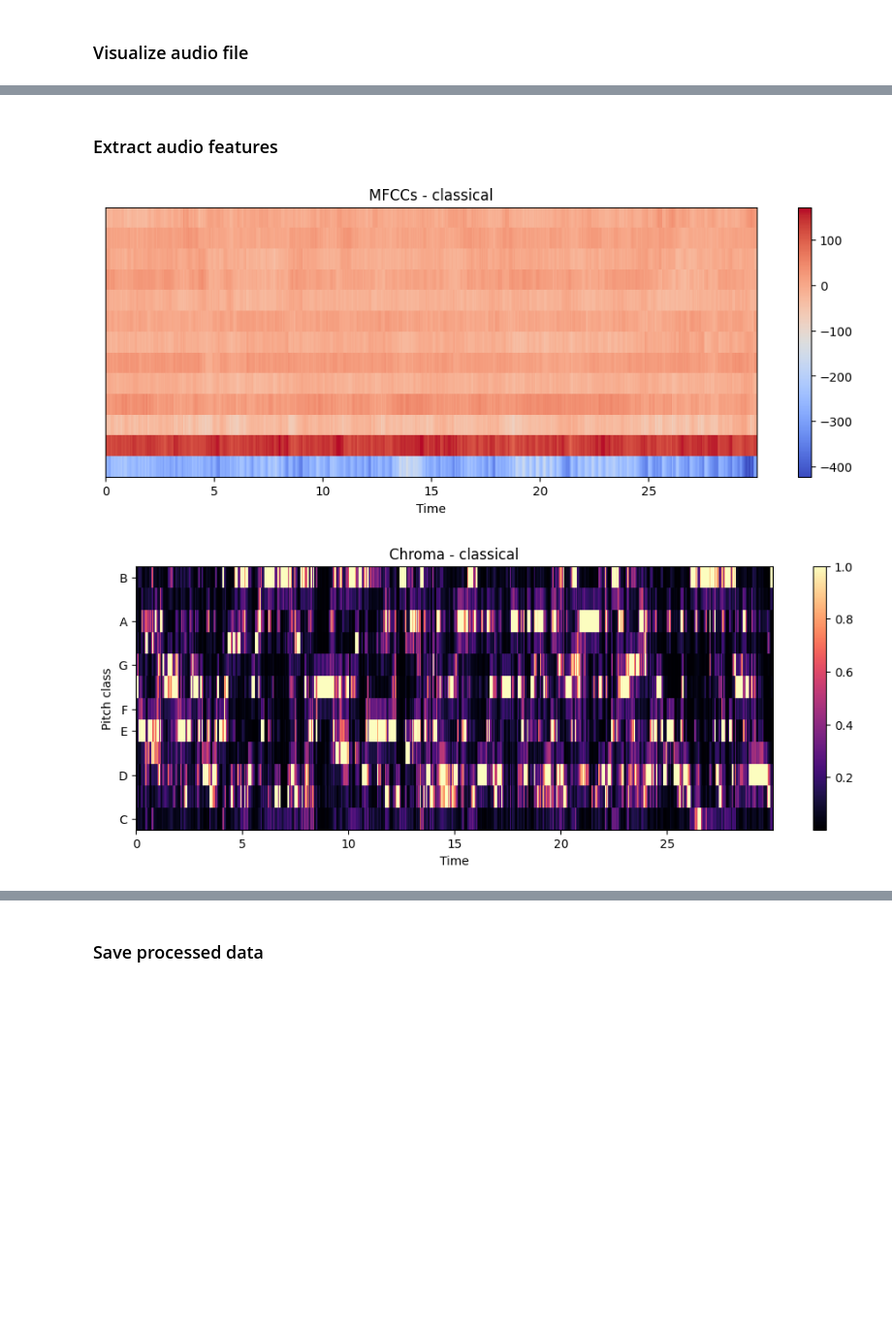
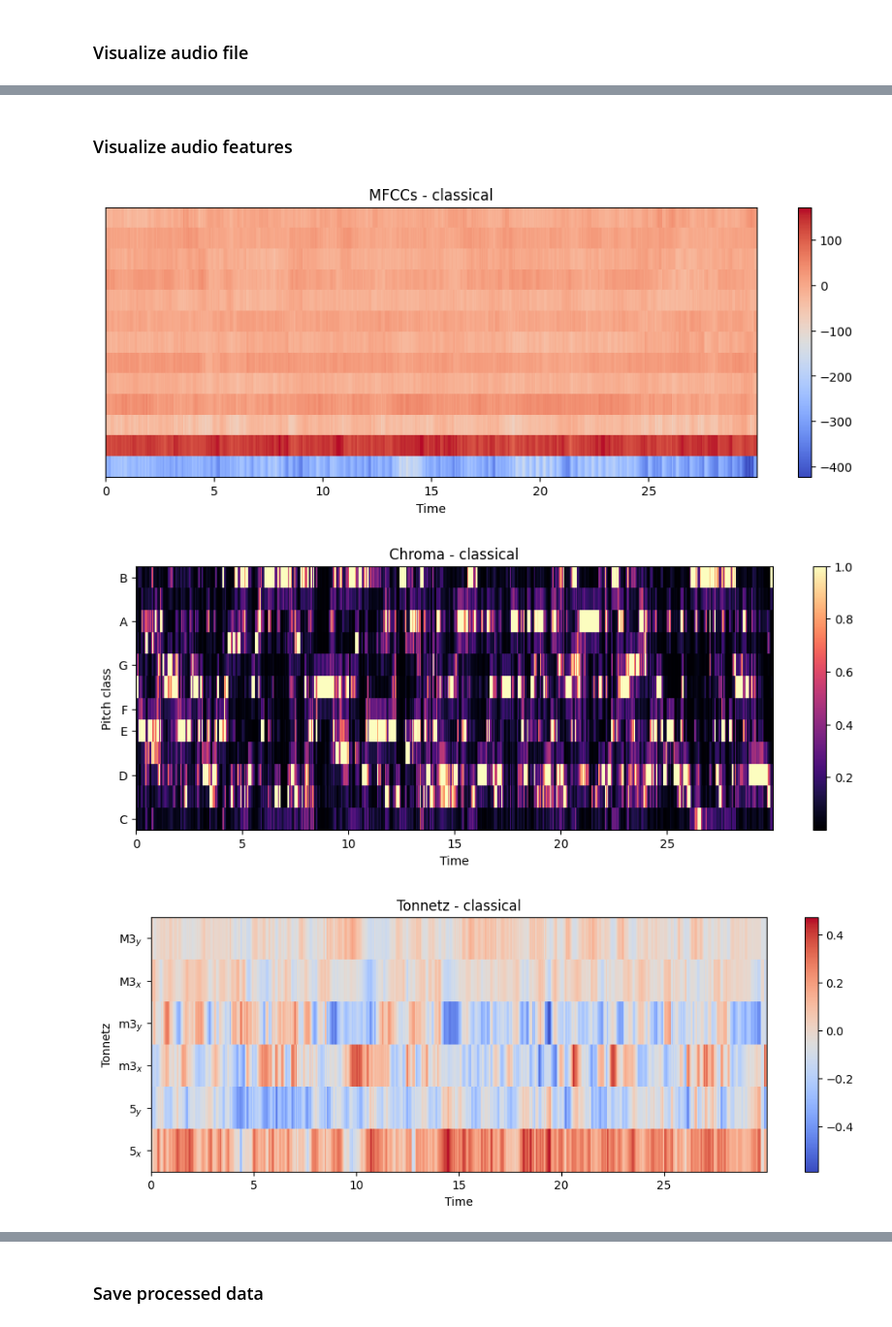
Before and after one commit to FlavRei/music-classifier, a Jupyter notebook: notebooks/exploration.ipynb, the cells around one changed output, grey strips where cells are left out. Shown at 97% size. Drawn from its saved outputs; the diff is of its cells as text; code cells hidden in the pictures; blank space fills up the shorter version.

```diff
--- a/notebooks/exploration.ipynb
+++ b/notebooks/exploration.ipynb
@@ -61,20 +74,28 @@ plt.show()
 # %% [markdown]
-### Extract audio features
+### Visualize audio features
 # %%
 mfccs = librosa.feature.mfcc(y=y, sr=sr, n_mfcc=13)
 plt.figure(figsize=(12, 4))
 librosa.display.specshow(mfccs, sr=sr, x_axis='time')
 plt.colorbar()
 plt.title(f'MFCCs - {genre_example}')
 plt.show()
 
 chroma = librosa.feature.chroma_stft(y=y, sr=sr)
 plt.figure(figsize=(12, 4))
 librosa.display.specshow(chroma, sr=sr, x_axis='time', y_axis='chroma')
 plt.colorbar()
 plt.title(f'Chroma - {genre_example}')
 plt.show()
+
+tonnetz = librosa.feature.tonnetz(y=y, sr=sr)
+plt.figure(figsize=(12, 4))
+librosa.display.specshow(tonnetz, sr=sr, x_axis='time', y_axis='tonnetz')
+plt.colorbar()
+plt.title(f'Tonnetz - {genre_example}')
+plt.show()
 # %% [output]
 [figure]
 [figure]
+[figure, added]
 # %% [markdown]
```
Also changed, not shown: parts of 26 cells of this notebook, 7 other files.
